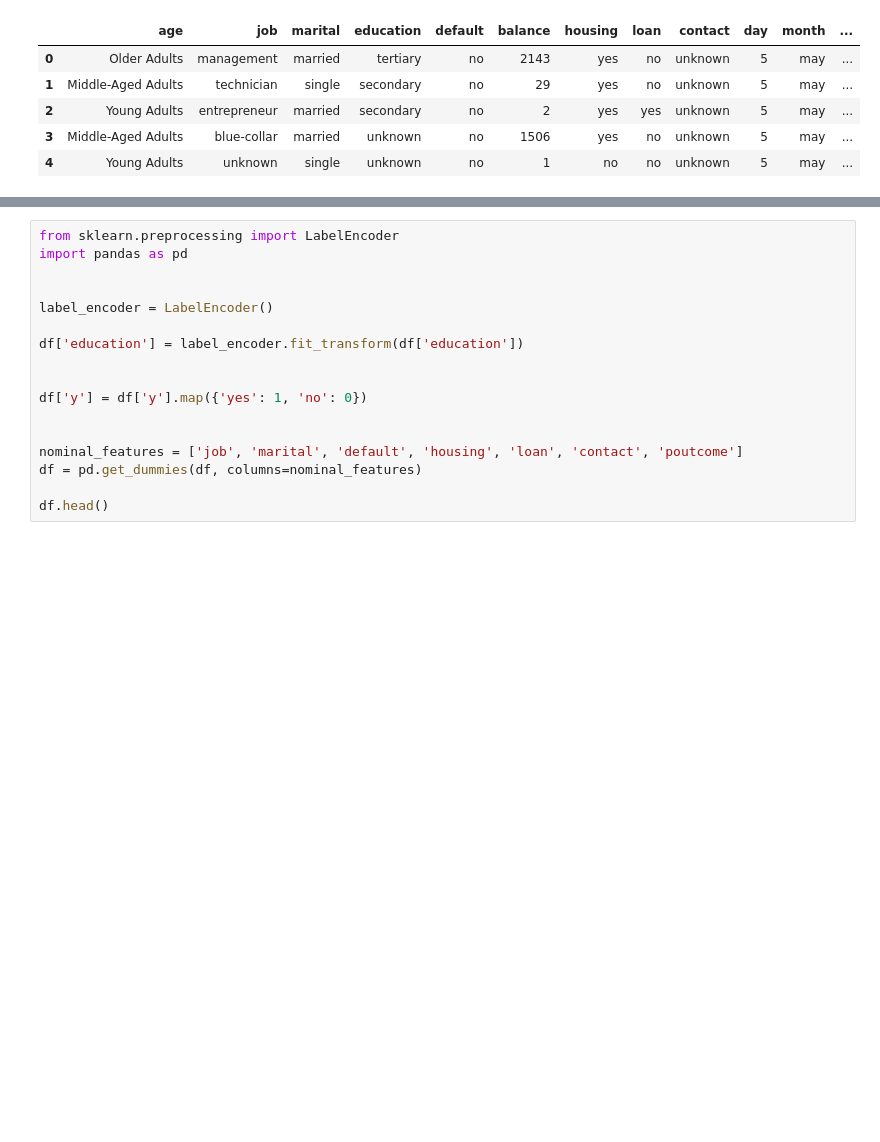
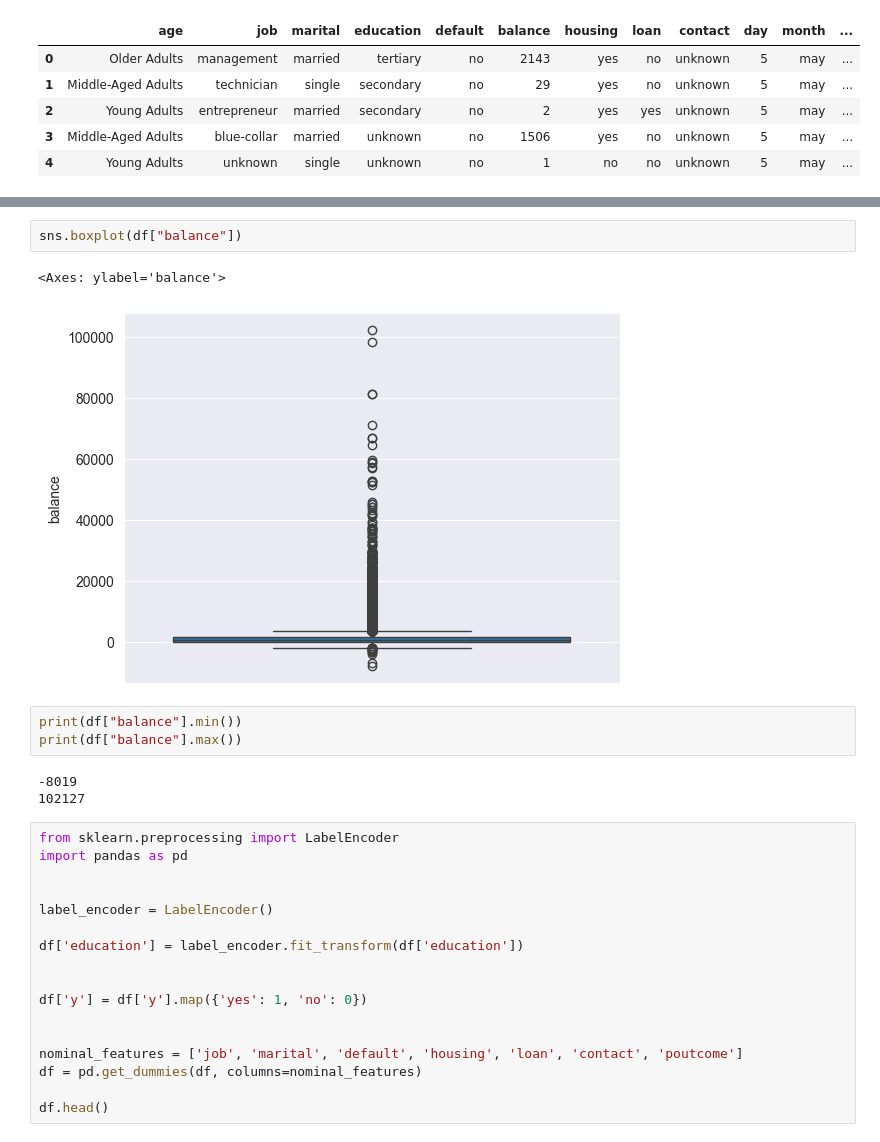
Before and after one commit to BinaraMendis7/Machine-learning, a Jupyter notebook: Mlcw.ipynb, the cells around one changed output, grey strips where cells are left out. Cells and saved outputs as stored; diff of their text form; blank space fills up the shorter version.

```diff
--- a/Mlcw.ipynb
+++ b/Mlcw.ipynb
@@ -161,3 +184,14 @@ array(['unknown', 'cellular', 'telephone'], dtype=object)
+# %%
+sns.boxplot(df["balance"])
+# %% [output]
+<Axes: ylabel='balance'>
+[figure, added]
+# %%
+print(df["balance"].min())
+print(df["balance"].max())
+# %% [output]
+-8019
+102127
 # %%
 from sklearn.preprocessing import LabelEncoder
 import pandas as pd
```
Also changed, not shown: parts of 9 cells of this notebook.
